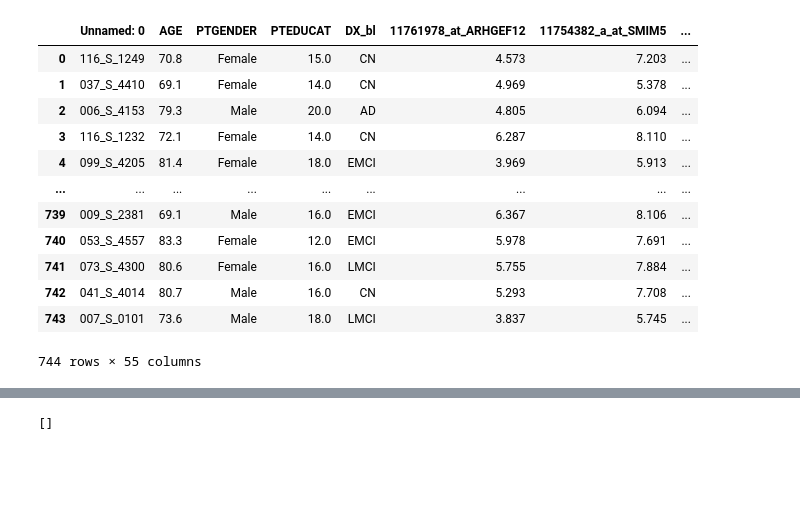
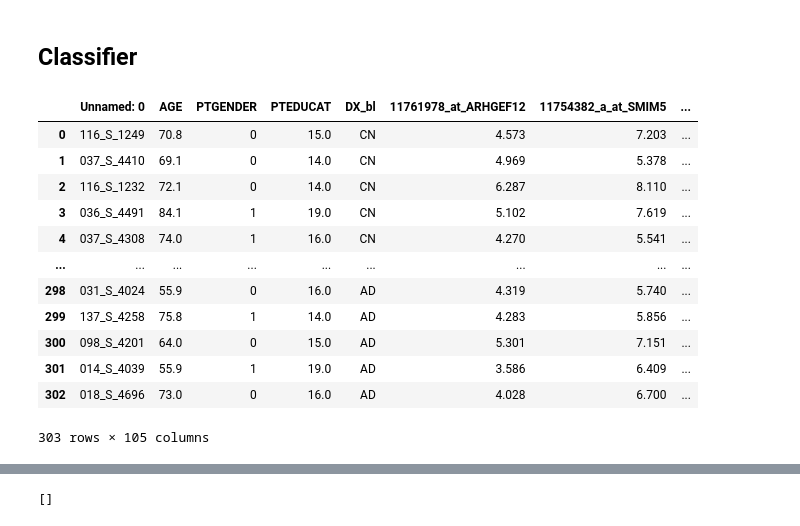
Before and after one commit to mvrl/ADNI_Genetics, a Jupyter notebook: gene_expression/Classification_Gene_Expr.ipynb, the cells around one changed output, grey strips where cells are left out. Cells and saved outputs as stored; diff of their text form; code cells hidden in the pictures; blank space fills up the shorter version.

```diff
--- a/gene_expression/Classification_Gene_Expr.ipynb
+++ b/gene_expression/Classification_Gene_Expr.ipynb
@@ -30,25 +201,40 @@ data_path = '/Users/subashkhanal/Desktop/BMI633/ADNI_Genetics/Genomics/data/'
+# %% [markdown]
+## Classifier
 # %%
-N = 50
+N = 100
+groups = 'CN_AD'
+classes = groups.split('_')
 #Gene ranking based on ttest
-ttest = read_csv(os.path.join(data_path,'t_test_0.05_geneExpr_Unfiltered_bl.csv')).sort_values('CN_AD')
+ttest = read_csv(os.path.join(data_path,'t_test_0.10_geneExpr_Unfiltered_bl.csv')).sort_values('CN_AD').reset_index()
 important_probes = ttest.sort_values('CN_AD'+'_c')['Gene'][0:N] #suffix _c to use the FDR corrected p values
+#CHANGE THE LINE ABOVE ACCORDINGLY FOR DIFFERENT CLASSES
 
 #Gene Expression Data
-Gene_expr = read_csv(os.path.join(data_path,'Unfiltered_gene_expr_dx.csv'),low_memory=False)
-Gene_expr = Gene_expr[['Unnamed: 0','AGE','PTGENDER','PTEDUCAT','DX_bl']+list(important_probes)]
+data_path = '/Users/subashkhanal/Desktop/BMI633/ADNI_Genetics/Genomics/data/'
+df = pd.read_csv(os.path.join(data_path,'Unfiltered_gene_expr_dx.csv'),low_memory=False)
+Gene_expr = df[['Unnamed: 0','AGE','PTGENDER','PTEDUCAT','DX_bl']+list(important_probes)]
+df = Gene_expr
+df_CN = df[df['DX_bl']=='CN']
+df_AD = df[df['DX_bl']=='AD']
+df_EMCI = df[df['DX_bl']=='EMCI']
+df_LMCI = df[df['DX_bl']=='LMCI']
+df_AD2 =  df[(df['DX_bl']=='LMCI') | (df['DX_bl']=='AD')] #Combine AD with LMCI
+df_AD2['DX_bl'] = 'AD2'
+
+curr_df = pd.concat([df_CN, df_AD], ignore_index=True) #CHANGE THIS LINE ACCORDINGLY FOR DIFFERENT CLASSES
+curr_df['PTGENDER'] = curr_df['PTGENDER'].astype('category').cat.codes
+curr_df
+# %% [output]
+|  | Unnamed: 0 | AGE | PTGENDER | PTEDUCAT | DX_bl | 11761978_at_ARHGEF12 | 11754382_a_at_SMIM5 | ... |
+| 0 | 116_S_1249 | 70.8 | 0 | 15.0 | CN | 4.573 | 7.203 | ... |
+| 1 | 037_S_4410 | 69.1 | 0 | 14.0 | CN | 4.969 | 5.378 | ... |
+| 2 | 116_S_1232 | 72.1 | 0 | 14.0 | CN | 6.287 | 8.110 | ... |
+| 3 | 036_S_4491 | 84.1 | 1 | 19.0 | CN | 5.102 | 7.619 | ... |
+| 4 | 037_S_4308 | 74.0 | 1 | 16.0 | CN | 4.270 | 5.541 | ... |
+| ... | ... | ... | ... | ... | ... | ... | ... | ... |
+| 298 | 031_S_4024 | 55.9 | 0 | 16.0 | AD | 4.319 | 5.740 | ... |
+| 299 | 137_S_4258 | 75.8 | 1 | 14.0 | AD | 4.283 | 5.856 | ... |
+| 300 | 098_S_4201 | 64.0 | 0 | 15.0 | AD | 5.301 | 7.151 | ... |
+| 301 | 014_S_4039 | 55.9 | 1 | 19.0 | AD | 3.586 | 6.409 | ... |
+| 302 | 018_S_4696 | 73.0 | 0 | 16.0 | AD | 4.028 | 6.700 | ... |
+303 rows × 105 columns
-# %%
-Gene_expr
-# %% [output]
-|  | Unnamed: 0 | AGE | PTGENDER | PTEDUCAT | DX_bl | 11761978_at_ARHGEF12 | 11754382_a_at_SMIM5 | ... |
-| 0 | 116_S_1249 | 70.8 | Female | 15.0 | CN | 4.573 | 7.203 | ... |
-| 1 | 037_S_4410 | 69.1 | Female | 14.0 | CN | 4.969 | 5.378 | ... |
-| 2 | 006_S_4153 | 79.3 | Male | 20.0 | AD | 4.805 | 6.094 | ... |
-| 3 | 116_S_1232 | 72.1 | Female | 14.0 | CN | 6.287 | 8.110 | ... |
-| 4 | 099_S_4205 | 81.4 | Female | 18.0 | EMCI | 3.969 | 5.913 | ... |
-| ... | ... | ... | ... | ... | ... | ... | ... | ... |
-| 739 | 009_S_2381 | 69.1 | Male | 16.0 | EMCI | 6.367 | 8.106 | ... |
-| 740 | 053_S_4557 | 83.3 | Female | 12.0 | EMCI | 5.978 | 7.691 | ... |
-| 741 | 073_S_4300 | 80.6 | Female | 16.0 | LMCI | 5.755 | 7.884 | ... |
-| 742 | 041_S_4014 | 80.7 | Male | 16.0 | CN | 5.293 | 7.708 | ... |
-| 743 | 007_S_0101 | 73.6 | Male | 18.0 | LMCI | 3.837 | 5.745 | ... |
-744 rows × 55 columns
```
Also changed, not shown: parts of 22 cells of this notebook, 4 other files.
